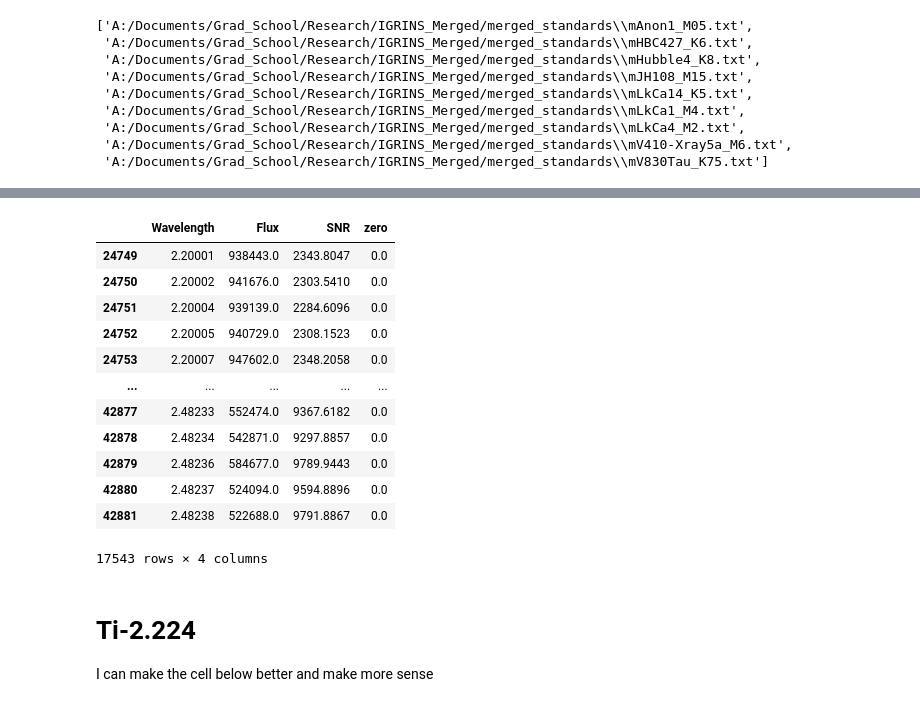
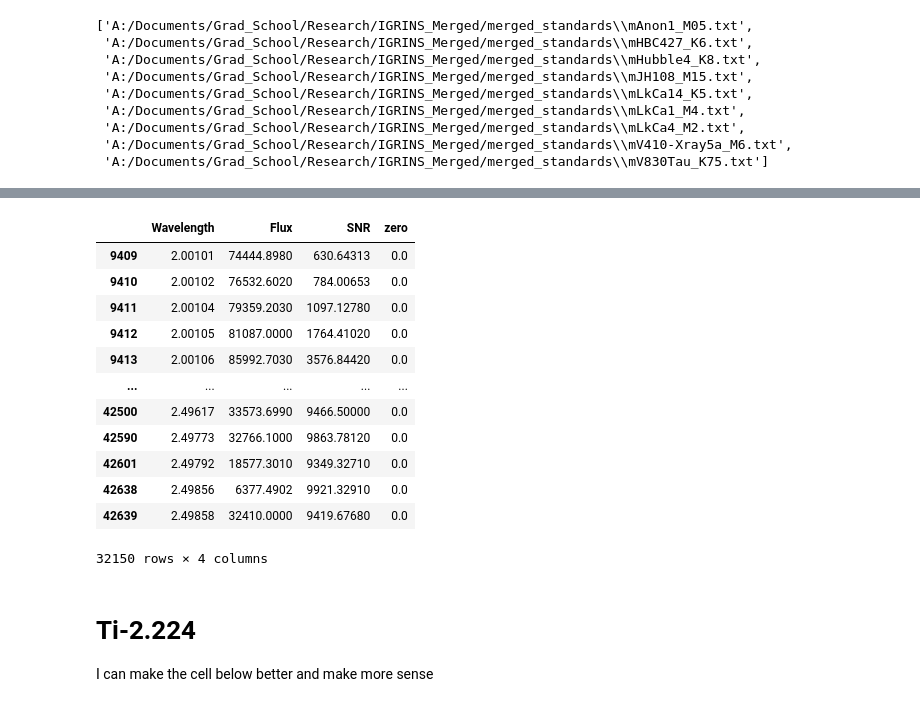
Before and after one commit to SavOliveira/IGRINS-Spectra, a Jupyter notebook: Standards/Anon1/anon1_TI_2_224.ipynb, the cells around one changed output, grey strips where cells are left out. Cells and saved outputs as stored; diff of their text form; code cells hidden in the pictures.

```diff
--- a/Standards/Anon1/anon1_TI_2_224.ipynb
+++ b/Standards/Anon1/anon1_TI_2_224.ipynb
@@ -127,18 +128,19 @@ merged_standard_files
  'A:/Documents/Grad_School/Research/IGRINS_Merged/merged_standards\\mV830Tau_K75.txt']
 # %%
 # Pandas Column IDs
+# SNR = SNR per resolution element
 igrins_cols = ['Wavelength', 'Flux', 'SNR','zero']
 
-# Anon 1
-anon1_df = pd.read_csv(merged_standard_files[0], delimiter='\s+', comment='#', names = igrins_cols)
+# Create Pandas dataframe for the desired standard
+standard_df = pd.read_csv(merged_standard_files[1], delimiter='\s+', comment='#', names=igrins_cols)
 # SNR column is an object for some reason, change to float
-anon1_df['SNR'] = anon1_df['SNR'].astype(float)
+standard_df['SNR'] = standard_df['SNR'].astype(float)
 
-# No negative flux and require SNR > 5
-#  & (anon1_df['SNR'] < 10000)
-#  & (anon1_df['Flux'] .gt( 0.4e6))
-anon1_df = anon1_df[(anon1_df['Wavelength'].gt(2.)) & (anon1_df['SNR'].between(100,10000))]
+# No negative flux and require 100 < SNR < 10000
+# & (standard_df['SNR'] < 10000)
+# & (standard_df['Flux'].gt(0.4e6))
+standard_df = standard_df[(standard_df['Wavelength'].gt(2.)) & (standard_df['SNR'].between(100, 1e4))]
 
 # Wavelength + Flux Arrays
-anon1_wavlen = anon1_df['Wavelength']
-anon1_flux = anon1_df['Flux']
+wavlen = standard_df['Wavelength']
+flux = standard_df['Flux']
@@ -161,19 +163,19 @@ anon1_df
 # %%
-anon1_df[anon1_df['Wavelength'].gt(2.2)]
+standard_df[standard_df['Wavelength'].gt(2.001)]
 # %% [output]
 |  | Wavelength | Flux | SNR | zero |
-| 24749 | 2.20001 | 938443.0 | 2343.8047 | 0.0 |
-| 24750 | 2.20002 | 941676.0 | 2303.5410 | 0.0 |
-| 24751 | 2.20004 | 939139.0 | 2284.6096 | 0.0 |
-| 24752 | 2.20005 | 940729.0 | 2308.1523 | 0.0 |
-| 24753 | 2.20007 | 947602.0 | 2348.2058 | 0.0 |
+| 9409 | 2.00101 | 74444.8980 | 630.64313 | 0.0 |
+| 9410 | 2.00102 | 76532.6020 | 784.00653 | 0.0 |
+| 9411 | 2.00104 | 79359.2030 | 1097.12780 | 0.0 |
+| 9412 | 2.00105 | 81087.0000 | 1764.41020 | 0.0 |
+| 9413 | 2.00106 | 85992.7030 | 3576.84420 | 0.0 |
 | ... | ... | ... | ... | ... |
-| 42877 | 2.48233 | 552474.0 | 9367.6182 | 0.0 |
-| 42878 | 2.48234 | 542871.0 | 9297.8857 | 0.0 |
-| 42879 | 2.48236 | 584677.0 | 9789.9443 | 0.0 |
-| 42880 | 2.48237 | 524094.0 | 9594.8896 | 0.0 |
-| 42881 | 2.48238 | 522688.0 | 9791.8867 | 0.0 |
+| 42500 | 2.49617 | 33573.6990 | 9466.50000 | 0.0 |
+| 42590 | 2.49773 | 32766.1000 | 9863.78120 | 0.0 |
+| 42601 | 2.49792 | 18577.3010 | 9349.32710 | 0.0 |
+| 42638 | 2.49856 | 6377.4902 | 9921.32910 | 0.0 |
+| 42639 | 2.49858 | 32410.0000 | 9419.67680 | 0.0 |
-17543 rows × 4 columns
+32150 rows × 4 columns
 # %% [markdown]
 # Ti-2.224
 I can make the cell below better and make more sense
```
Also changed, not shown: parts of 21 cells of this notebook, 3 other files.
